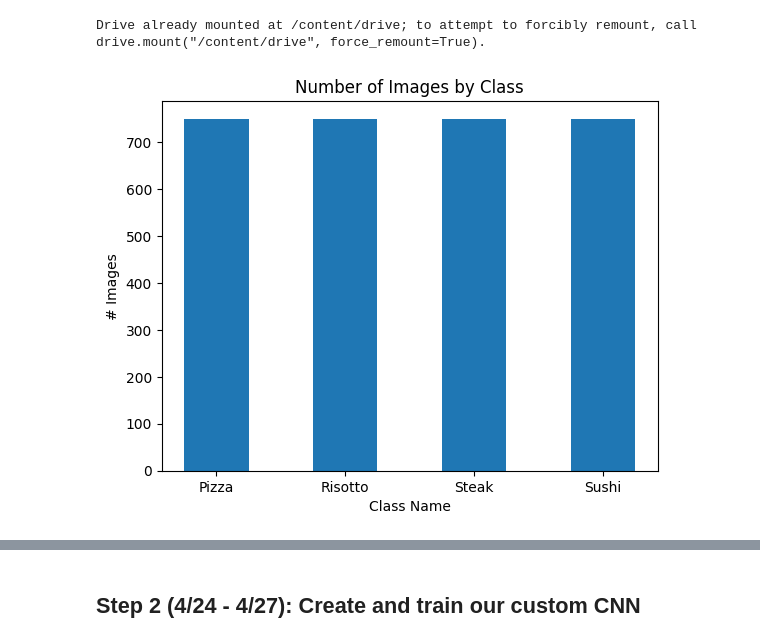
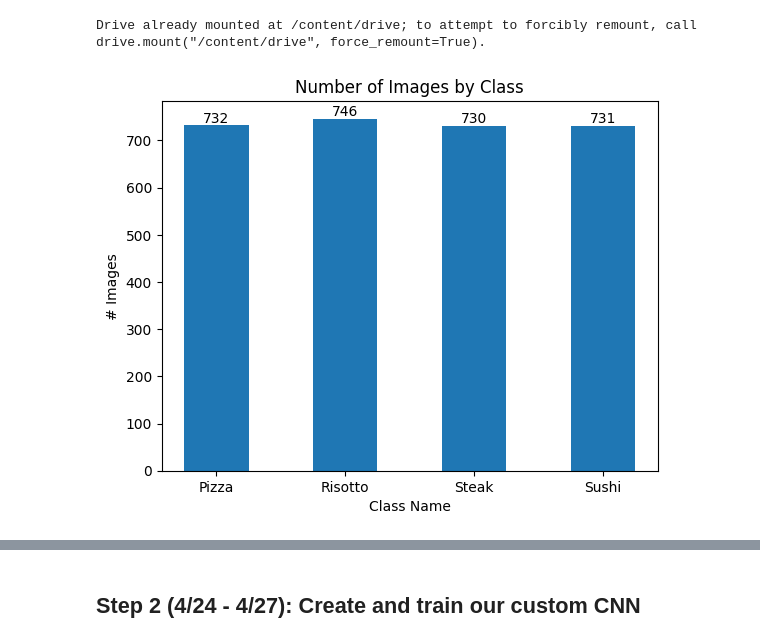
Before and after one commit to sjensen39/CRiSSP, a Jupyter notebook: CRiSSP_Sofie_Sanya.ipynb, the cells around one changed output, grey strips where cells are left out. Saved outputs shown, nothing was run; the diff lists cells and outputs as text; code cells hidden in the pictures.

```diff
--- a/CRiSSP_Sofie_Sanya.ipynb
+++ b/CRiSSP_Sofie_Sanya.ipynb
@@ -32,13 +32,26 @@ number_classes = {'Pizza': len(os.listdir('pizza')),
 # %% [output]
 Drive already mounted at /content/drive; to attempt to forcibly remount, call drive.mount("/content/drive", force_remount=True).
 # %%
-# plots the amount of images per class
-plt.bar(number_classes.keys(), number_classes.values(), width = .5);
+# Plots each total count of images per class with labels on top
+categories = number_classes.keys()
+counts = number_classes.values()
+
+fig, ax = plt.subplots()
+bars = ax.bar(categories, counts, width = 0.5)
+
+# Loop through each bar and place text at the top
+for bar in bars:
+    y_val = bar.get_height()
+    ax.text(bar.get_x() + bar.get_width()/2, y_val, int(y_val),
+            va='bottom', ha='center')
+
 plt.title("Number of Images by Class");
 plt.xlabel('Class Name');
 plt.ylabel('# Images');
+
+plt.show()
 # %% [output]
-[figure, old version]
+[figure, new version]
 # %%
 # dictionary of classes and their directory filepaths
 directories = {'Pizza': 'pizza/',
```
Also changed, not shown: parts of 39 cells of this notebook.
